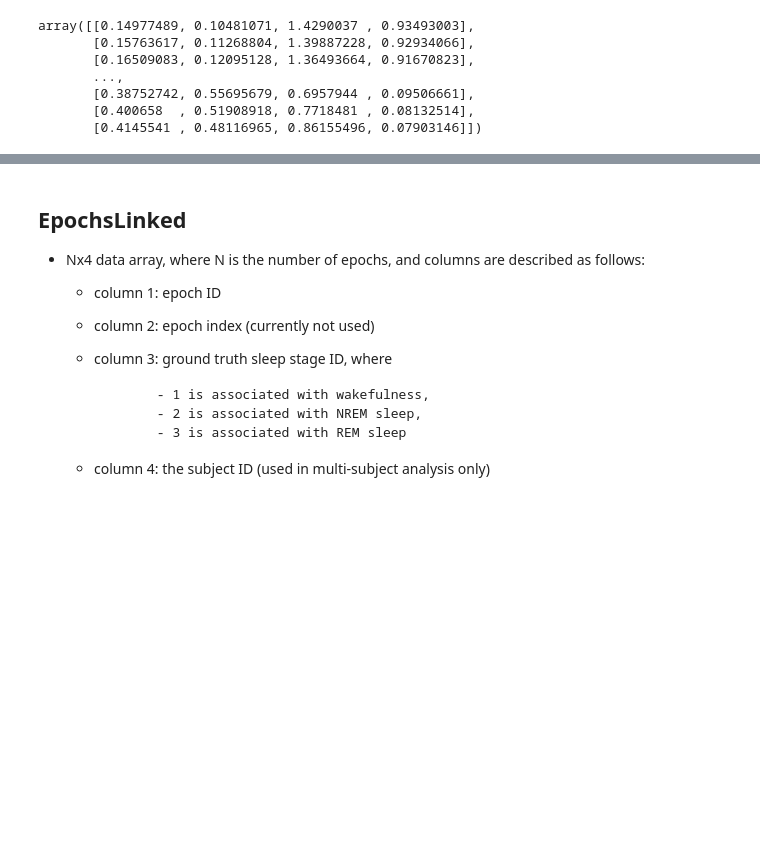
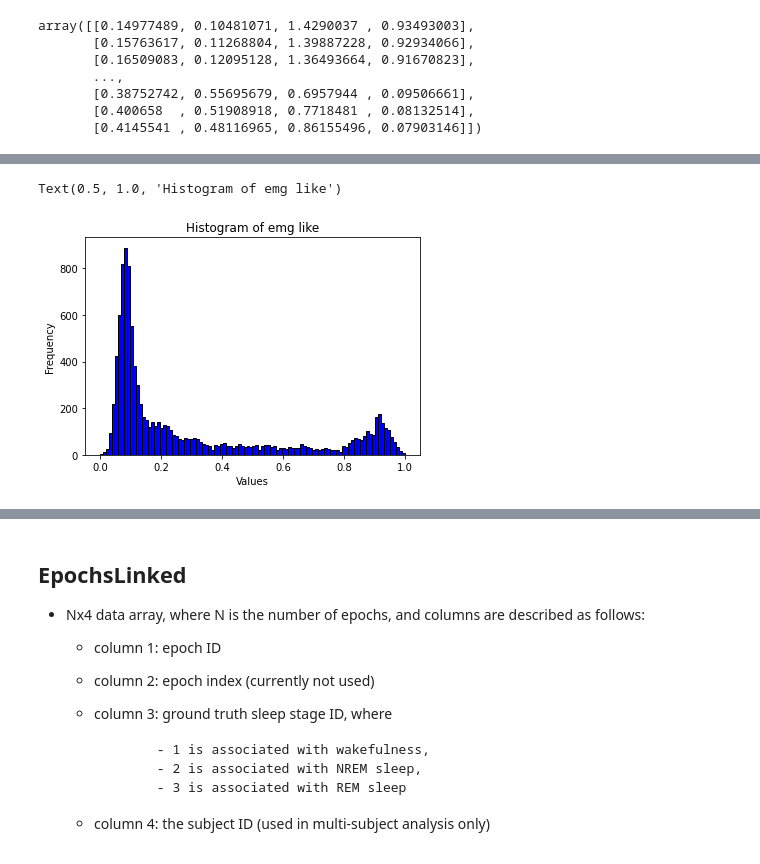
Before and after one commit to conscioustahoe/sleep-scoring-analysis, a Jupyter notebook: rgs14/mcRBM_input_features.ipynb, the cells around one changed output, grey strips where cells are left out. Cells and saved outputs as stored; diff of their text form; code cells hidden in the pictures; blank space fills up the shorter version.

```diff
--- a/rgs14/mcRBM_input_features.ipynb
+++ b/rgs14/mcRBM_input_features.ipynb
@@ -83,0 +83,8 @@ array([  1.        ,   1.        , 241.40259618,   1.        ])
+# %%
+plt.hist(emg_like, bins=num_bins, color='blue', edgecolor='black')
+plt.xlabel('Values')
+plt.ylabel('Frequency')
+plt.title('Histogram of emg like')
+# %% [output]
+Text(0.5, 1.0, 'Histogram of emg like')
+[figure, added]
```
Also changed, not shown: parts of 26 cells of this notebook, 1 other file.
